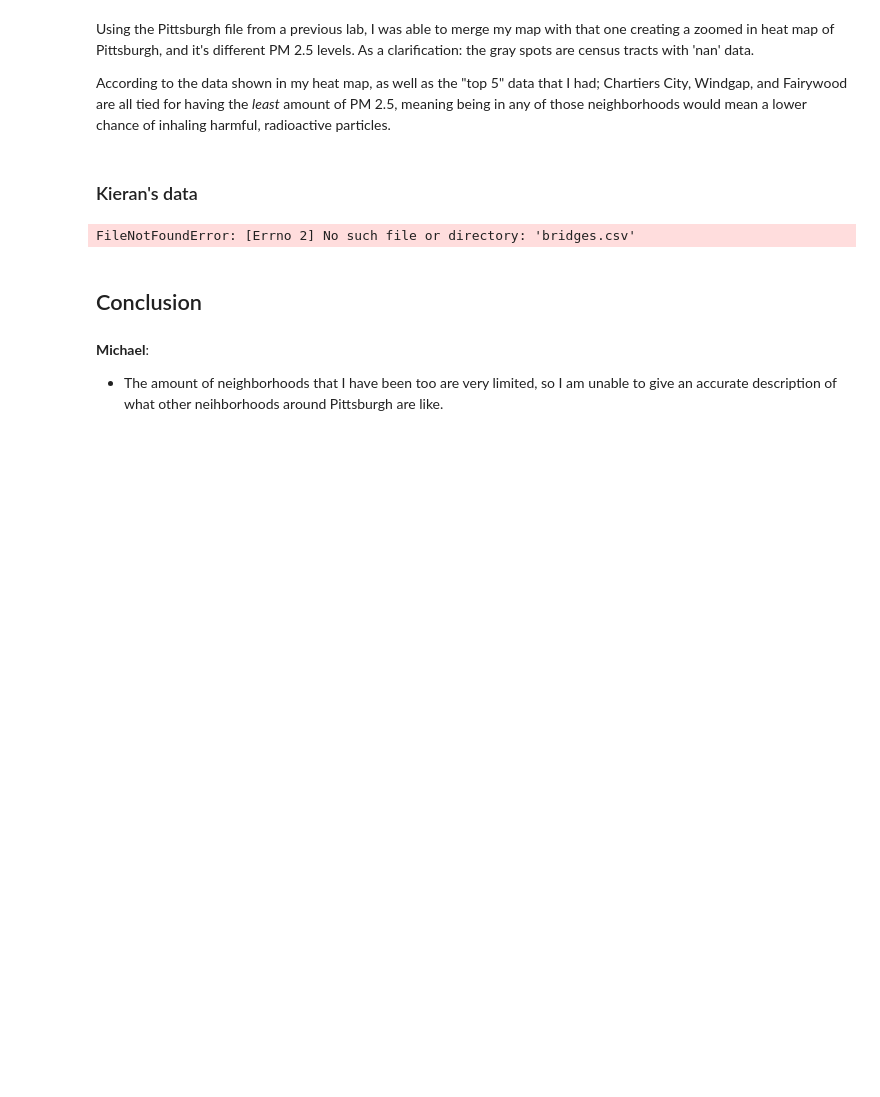
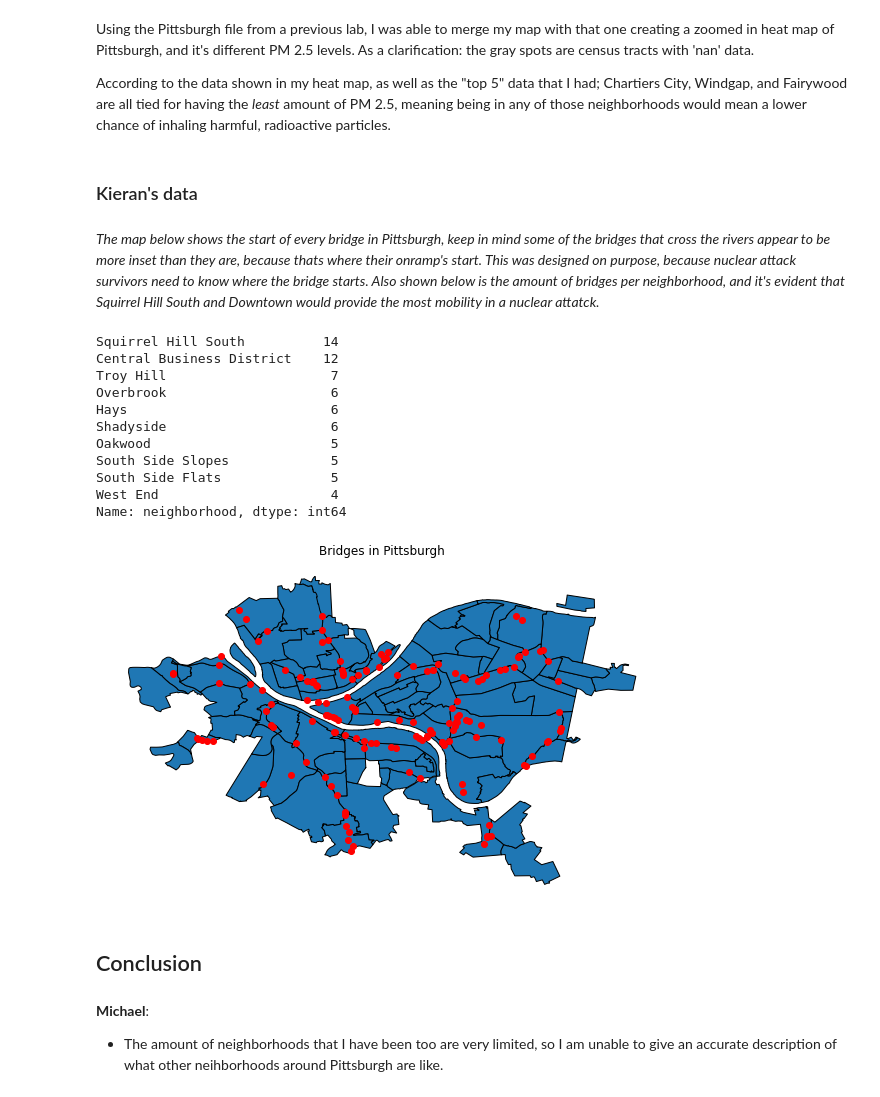
Before and after one commit to Michael1007/CS0010-Final-Project, a Jupyter notebook: final_report_notebook-Copy1.ipynb, the cells around one changed output. Saved outputs shown, nothing was run; the diff lists cells and outputs as text; code cells hidden in the pictures; blank space fills up the shorter version.

```diff
--- a/final_report_notebook-Copy1.ipynb
+++ b/final_report_notebook-Copy1.ipynb
@@ -122,19 +122,32 @@ import matplotlib.pyplot as plt
 bridges = pd.read_csv("bridges.csv") #read in csv file
 neighborhoods = gpd.read_file("Neighborhoods/Neighborhoods_.shp") # read in the shapefile
 
-geometry = [Point(xy) for xy in zip(jawn['longitude'], jawn['latitude'])] #create a list for Point objects, using lat and long as the attributes
-
+geometry = [Point(xy) for xy in zip(bridges['longitude'], bridges['latitude'])] #create a list for Point objects, using lat and long as the attributes
+geo_df = gpd.GeoDataFrame(bridges, geometry = geometry)
 
 fig, ax = plt.subplots(figsize = (10,10)) #create subplots
 neighborhoods.to_crs(epsg = 4326).plot(ax=ax, edgecolor = "black") #change the format to same as loc_gf, and plot
-loc_gf.plot(ax = ax, color = 'red')  #dots to red
+geo_df.plot(ax = ax, color = 'red')  #dots to red
 ax.set_title('Bridges in Pittsburgh')
 
 ax.set_axis_off()
-
-#loc_gf.head()
-# %% [output]
-FileNotFoundError: [Errno 2] No such file or directory: 'bridges.csv'
+# %% [markdown]
+*The map below shows the start of every bridge in Pittsburgh, keep in mind some of the bridges that cross the rivers appear to be more inset than they are, because thats where their onramp's start. This was designed on purpose, because nuclear attack survivors need to know where the bridge starts. Also shown below is the amount of bridges per neighborhood, and it's evident that Squirrel Hill South and Downtown would provide the most mobility in a nuclear attatck.*
+# %%
+bridges["neighborhood"].value_counts().head(10)
+# %% [output]
+Squirrel Hill South          14
+Central Business District    12
+Troy Hill                     7
+Overbrook                     6
+Hays                          6
+Shadyside                     6
+Oakwood                       5
+South Side Slopes             5
+South Side Flats              5
+West End                      4
+Name: neighborhood, dtype: int64
+[figure, added]
 # %% [markdown]
 ## Conclusion
 # %% [markdown]
```
Also changed, not shown: parts of 3 cells of this notebook, 1 other file.
